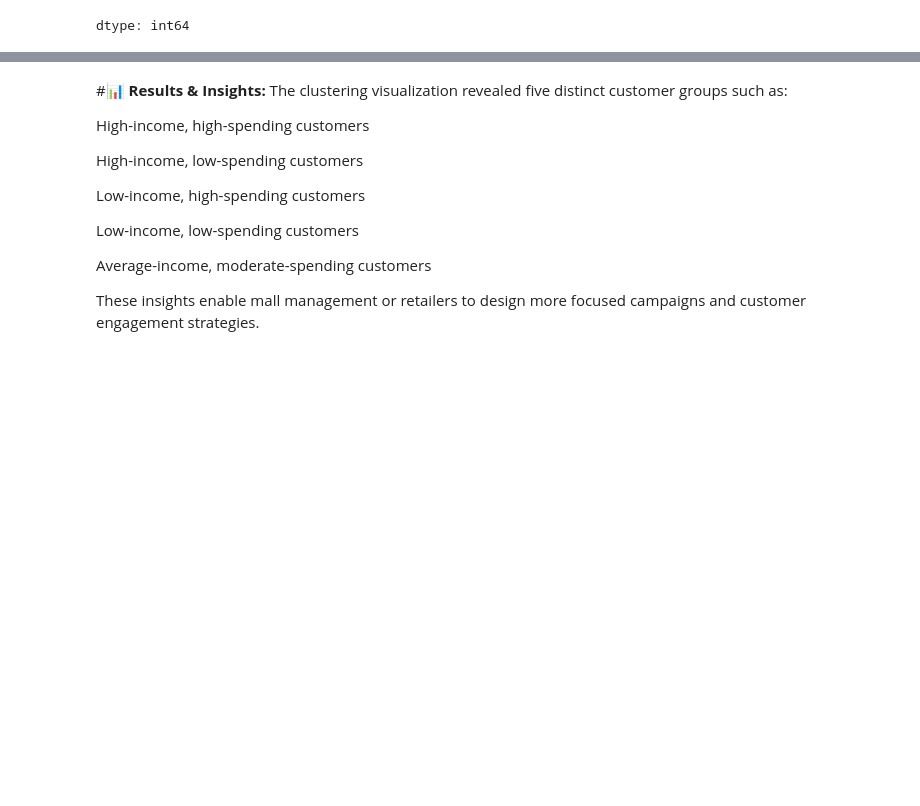
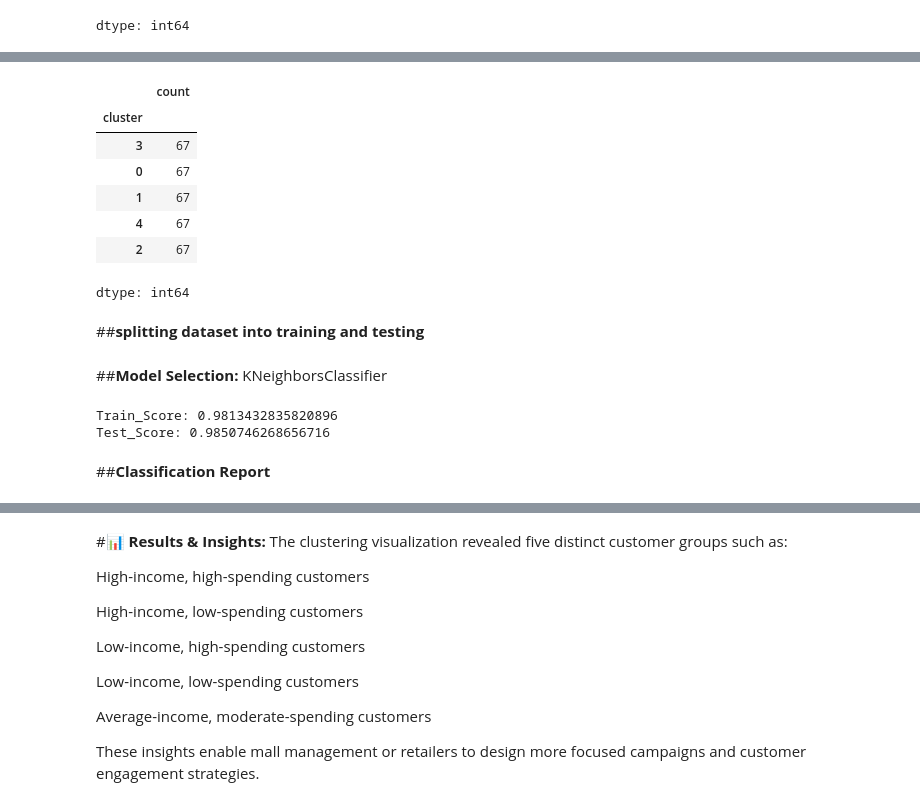
Before and after one commit to Love1117/Machine_learning-Projects, a Jupyter notebook: Machine_Learning Project/02_Unsupervised - Machine Learning/Hierarchical Clustering/Customer Mall Segmentation(AgglomerativeClustering)/Customer_Mall_Segmentation1.ipynb, the cells around one changed output, grey strips where cells are left out. Saved outputs shown, nothing was run; the diff lists cells and outputs as text; code cells hidden in the pictures; blank space fills up the shorter version.

```diff
--- a/Machine_Learning Project/02_Unsupervised - Machine Learning/Hierarchical Clustering/Customer Mall Segmentation(AgglomerativeClustering)/Customer_Mall_Segmentation1.ipynb
+++ b/Machine_Learning Project/02_Unsupervised - Machine Learning/Hierarchical Clustering/Customer Mall Segmentation(AgglomerativeClustering)/Customer_Mall_Segmentation1.ipynb
@@ -201,0 +219,20 @@ dtype: int64
+# %%
+from sklearn.model_selection import train_test_split
+X_train, X_test, Y_train, Y_test = train_test_split(x,y, test_size=0.2)
+# %%
+from imblearn.over_sampling import SMOTE
+smote = SMOTE(random_state=42)
+X_resampled, Y_resampled = smote.fit_resample(X_train, Y_train)
+#balanced dataset
+Y_resampled.value_counts()
+# %% [output]
+|  | count |
+| cluster |  |
+| 3 | 67 |
+| 0 | 67 |
+| 1 | 67 |
+| 4 | 67 |
+| 2 | 67 |
+dtype: int64
+# %% [markdown]
+##**splitting dataset into training and testing**
@@ -201,0 +249,16 @@ dtype: int64
+# %% [markdown]
+##**Model Selection:** KNeighborsClassifier
+# %%
+from sklearn.neighbors import KNeighborsClassifier
+from sklearn.metrics import confusion_matrix, classification_report
+
+model = KNeighborsClassifier()
+model.fit(x_train, y_train)
+
+print("Train_Score:", model.score(x_train, y_train))
+print("Test_Score:", model.score(x_test, y_test))
+# %% [output]
+Train_Score: 0.9813432835820896
+Test_Score: 0.9850746268656716
+# %% [markdown]
+##**Classification Report**
```
Also changed, not shown: parts of 7 cells of this notebook.
